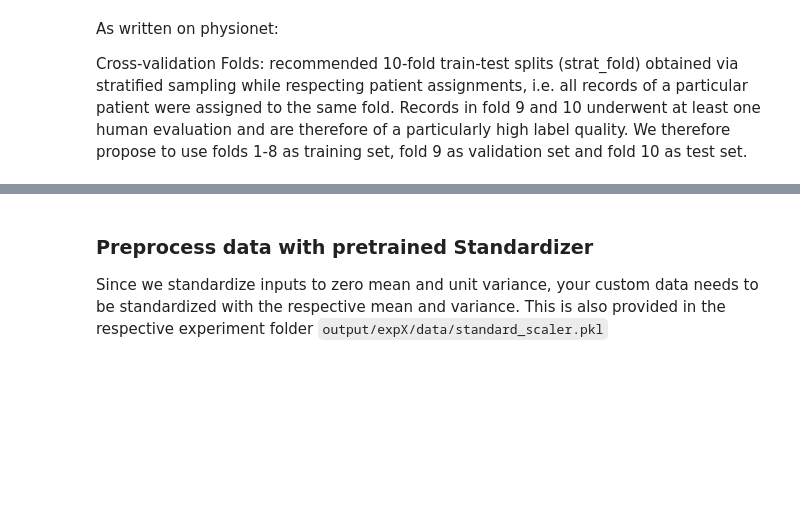
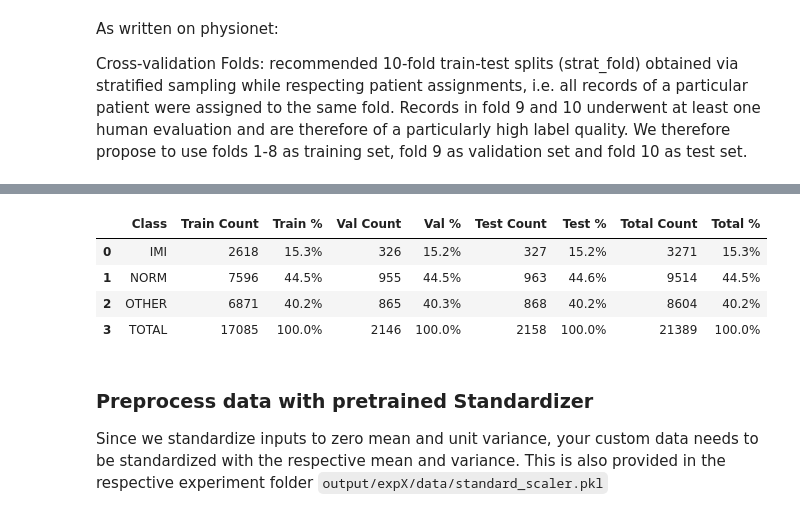
Before and after one commit to AliceKitchkin/ECG_Classification, a Jupyter notebook: ECG_Benchmarking_Paper/code/Finetuning_Example.ipynb, the cells around one changed output, grey strips where cells are left out. Cells and saved outputs as stored; diff of their text form; code cells hidden in the pictures; blank space fills up the shorter version.

```diff
--- a/ECG_Benchmarking_Paper/code/Finetuning_Example.ipynb
+++ b/ECG_Benchmarking_Paper/code/Finetuning_Example.ipynb
@@ -622,3 +610,62 @@ display(df)
+# %%
+data = []
+total_samples_all = y_train.shape[0] + y_val.shape[0] + y_test.shape[0]
+
+for i, class_name in enumerate(class_names):
+    train_count = (y_train[:, i] == 1).sum()
+    val_count = (y_val[:, i] == 1).sum()
+    test_count = (y_test[:, i] == 1).sum()
+    total_count = train_count + val_count + test_count
+
+    train_pct = train_count / y_train.shape[0] * 100
+    val_pct = val_count / y_val.shape[0] * 100
+    test_pct = test_count / y_test.shape[0] * 100
+    total_pct = total_count / total_samples_all * 100
+
+    data.append({
+        'Class': class_name,
+        'Train Count': train_count,
+        'Train %': f"{train_pct:.1f}%",
+        'Val Count': val_count,
+        'Val %': f"{val_pct:.1f}%",
+        'Test Count': test_count,
+        'Test %': f"{test_pct:.1f}%",
+        'Total Count': total_count,
+        'Total %': f"{total_pct:.1f}%"
+    })
+
+# Add Total row
+total_train = sum([(y_train[:, i] == 1).sum() for i in range(len(class_names))])
+total_val = sum([(y_val[:, i] == 1).sum() for i in range(len(class_names))])
+total_test = sum([(y_test[:, i] == 1).sum() for i in range(len(class_names))])
+total_all = total_train + total_val + total_test
+
+total_train_pct = total_train / y_train.shape[0] * 100
+total_val_pct = total_val / y_val.shape[0] * 100
+total_test_pct = total_test / y_test.shape[0] * 100
+total_all_pct = total_all / total_samples_all * 100
+
+data.append({
+    'Class': 'TOTAL',
+    'Train Count': total_train,
+    'Train %': f"{total_train_pct:.1f}%",
+    'Val Count': total_val,
+    'Val %': f"{total_val_pct:.1f}%",
+    'Test Count': total_test,
+    'Test %': f"{total_test_pct:.1f}%",
+    'Total Count': total_all,
+    'Total %': f"{total_all_pct:.1f}%"
+})
+
+df_class_distribution = pd.DataFrame(data)
+#print(tabulate(df_class_distribution, headers='keys', tablefmt='fancy_grid'))
+display(df_class_distribution)
+# %% [output]
+|  | Class | Train Count | Train % | Val Count | Val % | Test Count | Test % | Total Count | Total % |
+| 0 | IMI | 2618 | 15.3% | 326 | 15.2% | 327 | 15.2% | 3271 | 15.3% |
+| 1 | NORM | 7596 | 44.5% | 955 | 44.5% | 963 | 44.6% | 9514 | 44.5% |
+| 2 | OTHER | 6871 | 40.2% | 865 | 40.3% | 868 | 40.2% | 8604 | 40.2% |
+| 3 | TOTAL | 17085 | 100.0% | 2146 | 100.0% | 2158 | 100.0% | 21389 | 100.0% |
 # %% [markdown]
 ### Preprocess data with pretrained Standardizer
 
```
Also changed, not shown: parts of 20 cells of this notebook, 6 other files.
